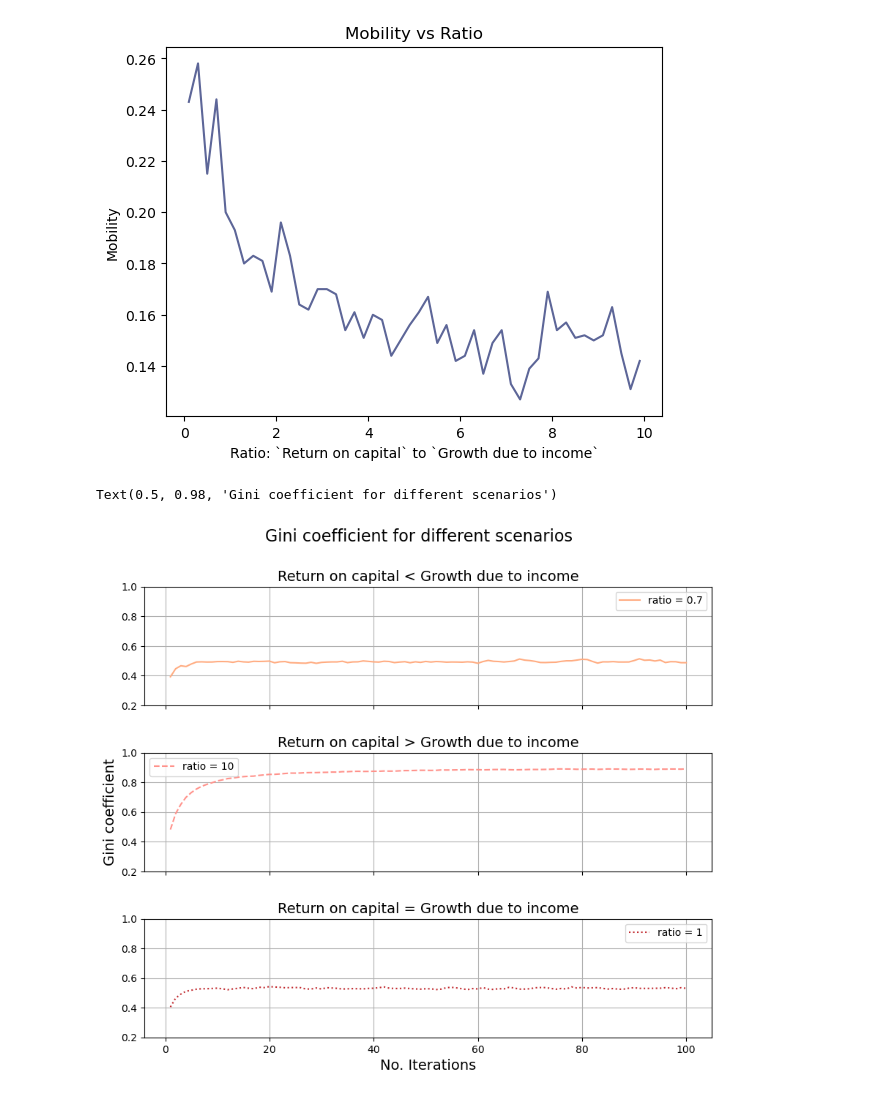
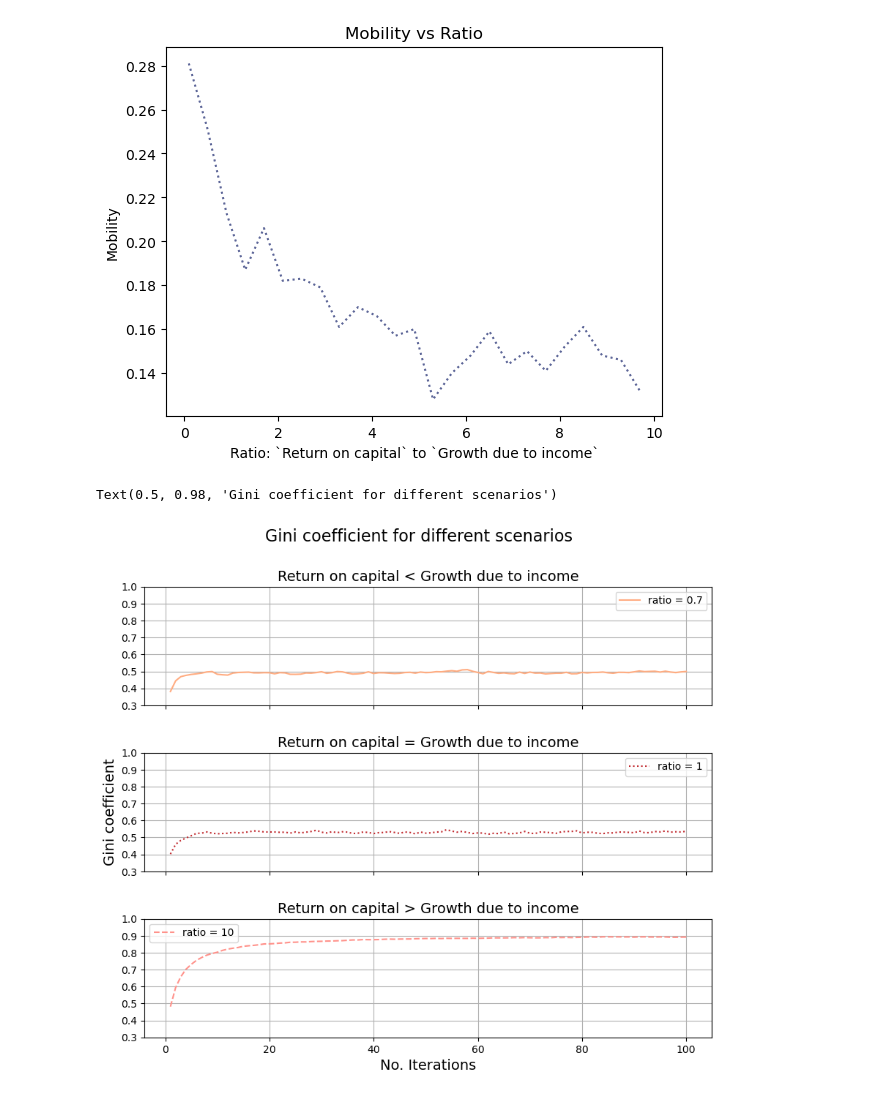
Before and after one commit to Haoran-Jie/EconomicInequality_Simulator_Investigation, a Jupyter notebook: tick4.ipynb, the cells around one changed output. Saved outputs shown, nothing was run; the diff lists cells and outputs as text; code cells hidden in the pictures.

```diff
--- a/tick4.ipynb
+++ b/tick4.ipynb
@@ -118,48 +118,48 @@ mobility(people_wealth.copy(),world_3)
 # Calculating mobility rate for different ratio
 
 mobilities = []
-for ratio in np.arange(0.1,10,0.2):
+for ratio in np.arange(0.1,10,0.4):
     now_world = people_wealth.copy()
-    for i in range(time_period):
+    for i in range(time_period*10):
         iterate_once(now_world,incomes,ratio)
     mobilities.append(mobility(people_wealth.copy(),now_world))
 
-plt.plot(np.arange(0.1,10,0.2), mobilities,color="#5D6698")
+plt.plot(np.arange(0.1,10,0.4), mobilities,color="#5D6698",linestyle='dotted')
 plt.xlabel('Ratio: `Return on capital` to `Growth due to income`')
 plt.ylabel('Mobility')
 plt.title('Mobility vs Ratio')
 plt.show()
 # %% [output]
-[figure, old version]
+[figure, new version]
 # %%
 fig, axes = plt.subplots(3,1,sharex=True,sharey=True, figsize=(10,8))
 
 axes[0].plot(np.arange(1,time_period+1),ginis_1, color='#FFAC81', linestyle='-', label=f'ratio = {ratioo1}')
-axes[1].plot(np.arange(1,time_period+1),ginis_2, color='#FF928B', linestyle='--', label=f'ratio = {ratioo2}')
-axes[2].plot(np.arange(1,time_period+1),ginis_3, color='#C1292E', linestyle=':', label=f'ratio = {ratioo3}')
+axes[2].plot(np.arange(1,time_period+1),ginis_2, color='#FF928B', linestyle='--', label=f'ratio = {ratioo2}')
+axes[1].plot(np.arange(1,time_period+1),ginis_3, color='#C1292E', linestyle=':', label=f'ratio = {ratioo3}')
 
-axes[0].set_ylim([0.2,1])
-axes[0].set_yticks(np.arange(0.2, 1.2, 0.2))
+axes[0].set_ylim([0.3,1])
+axes[0].set_yticks(np.arange(0.3, 1.1, 0.1))
 plt.subplots_adjust(hspace=0.4)
 
 axes[0].set_title("Return on capital < Growth due to income", fontsize=14)
-axes[1].set_title("Return on capital > Growth due to income", fontsize=14)
-axes[2].set_title("Return on capital = Growth due to income", fontsize=14)
+axes[2].set_title("Return on capital > Growth due to income", fontsize=14)
+axes[1].set_title("Return on capital = Growth due to income", fontsize=14)
 
 
 axes[2].set_xlabel("No. Iterations", fontsize=14)
 
 axes[1].set_ylabel("Gini coefficient", fontsize=14)
 
 axes[0].grid(True)
 axes[1].grid(True)
 axes[2].grid(True)
 
 axes[0].legend()
 axes[1].legend()
 axes[2].legend()
 
 fig.suptitle("Gini coefficient for different scenarios", fontsize=16)
 # %% [output]
 Text(0.5, 0.98, 'Gini coefficient for different scenarios')
-[figure, old version]
+[figure, new version]
```
Also changed, not shown: parts of 4 cells of this notebook, 7 other files.
